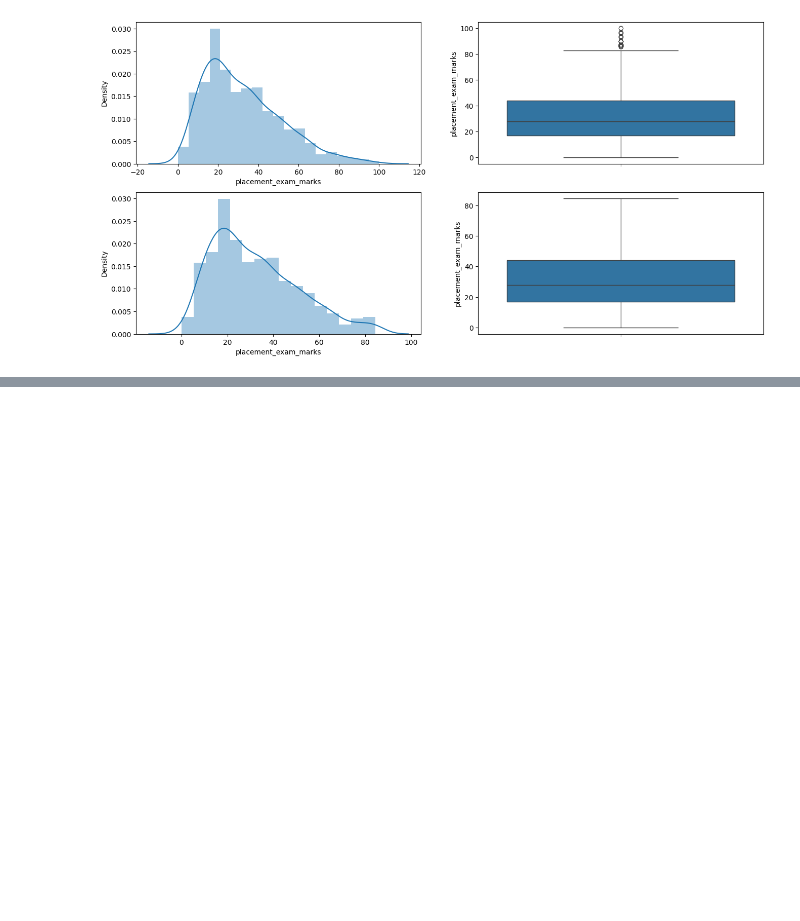
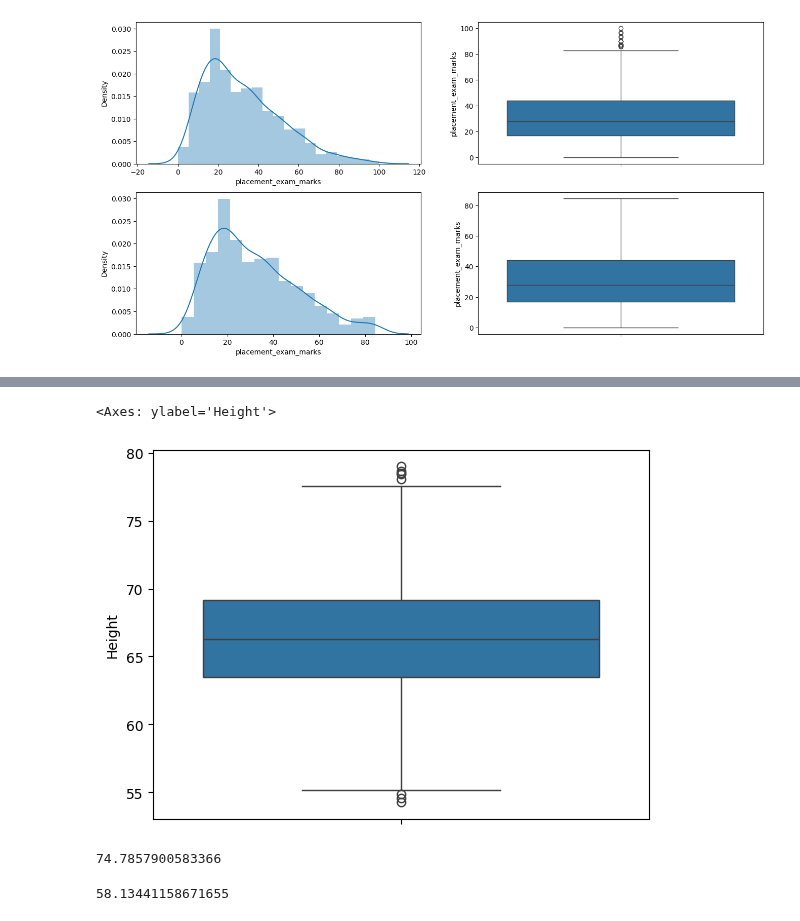
Before and after one commit to Ankitapaul1234/gc_ml, a Jupyter notebook: Outlier.ipynb, the cells around one changed output, grey strips where cells are left out. Cells and saved outputs as stored; diff of their text form; code cells hidden in the pictures; blank space fills up the shorter version.

```diff
--- a/Outlier.ipynb
+++ b/Outlier.ipynb
@@ -413,0 +462,15 @@ https://gist.github.com/mwaskom/de44147ed2974457ad6372750bbe5751
+# %%
+sns.boxplot(df['Height'])
+# %% [output]
+<Axes: ylabel='Height'>
+[figure, added]
+# %%
+upper_limit = df['Height'].quantile(0.99)
+upper_limit
+# %% [output]
+74.7857900583366
+# %%
+lower_limit = df['Height'].quantile(0.01)
+lower_limit
+# %% [output]
+58.13441158671655
```
Also changed, not shown: parts of 16 cells of this notebook.
